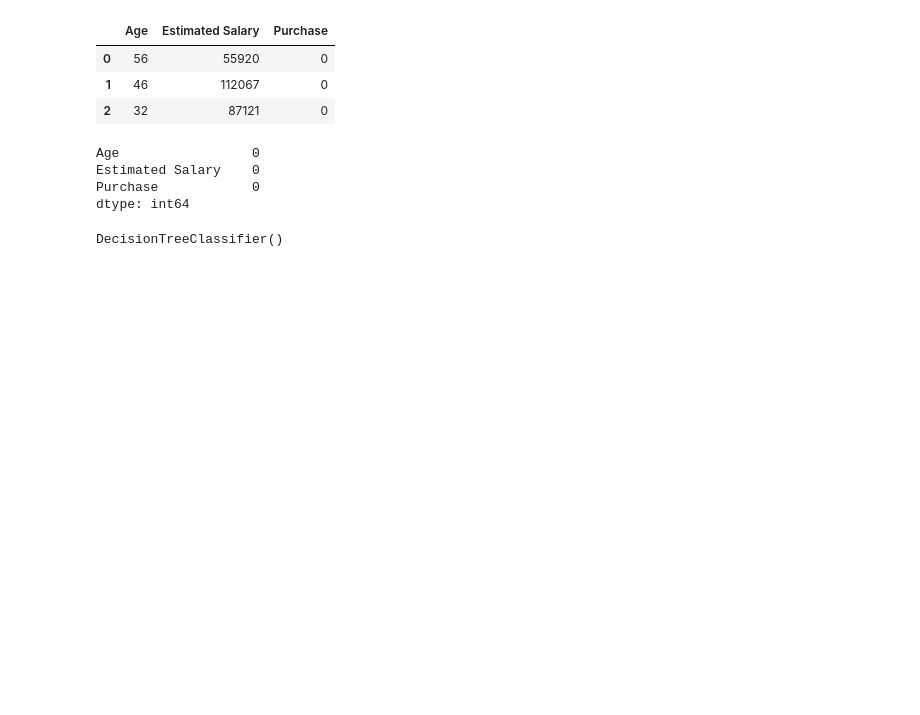
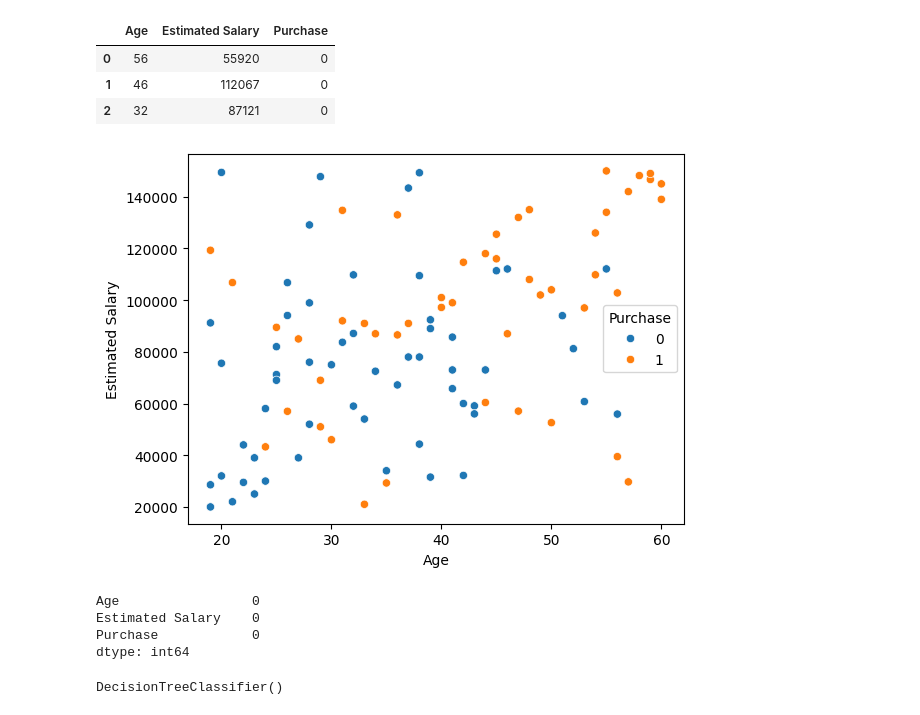
Before and after one commit to Its-Vikas-xd/Machine-Learning, a Jupyter notebook: Non-Linear Supervised Algorithm/Decision Tree/Descision_tree.ipynb, the cells around one changed output. Cells and saved outputs as stored; diff of their text form; code cells hidden in the pictures; blank space fills up the shorter version.

```diff
--- a/Non-Linear Supervised Algorithm/Decision Tree/Descision_tree.ipynb
+++ b/Non-Linear Supervised Algorithm/Decision Tree/Descision_tree.ipynb
@@ -10,6 +11,11 @@ dataset.head(3)
 | 0 | 56 | 55920 | 0 |
 | 1 | 46 | 112067 | 0 |
 | 2 | 32 | 87121 | 0 |
+# %%
+sns.scatterplot(x="Age",y="Estimated Salary",data=dataset,hue="Purchase")
+plt.show()
+# %% [output]
+[figure, added]
 # %%
 dataset.isnull().sum()
 # %% [output]
```
Also changed, not shown: parts of 4 cells of this notebook, 1 other file.
